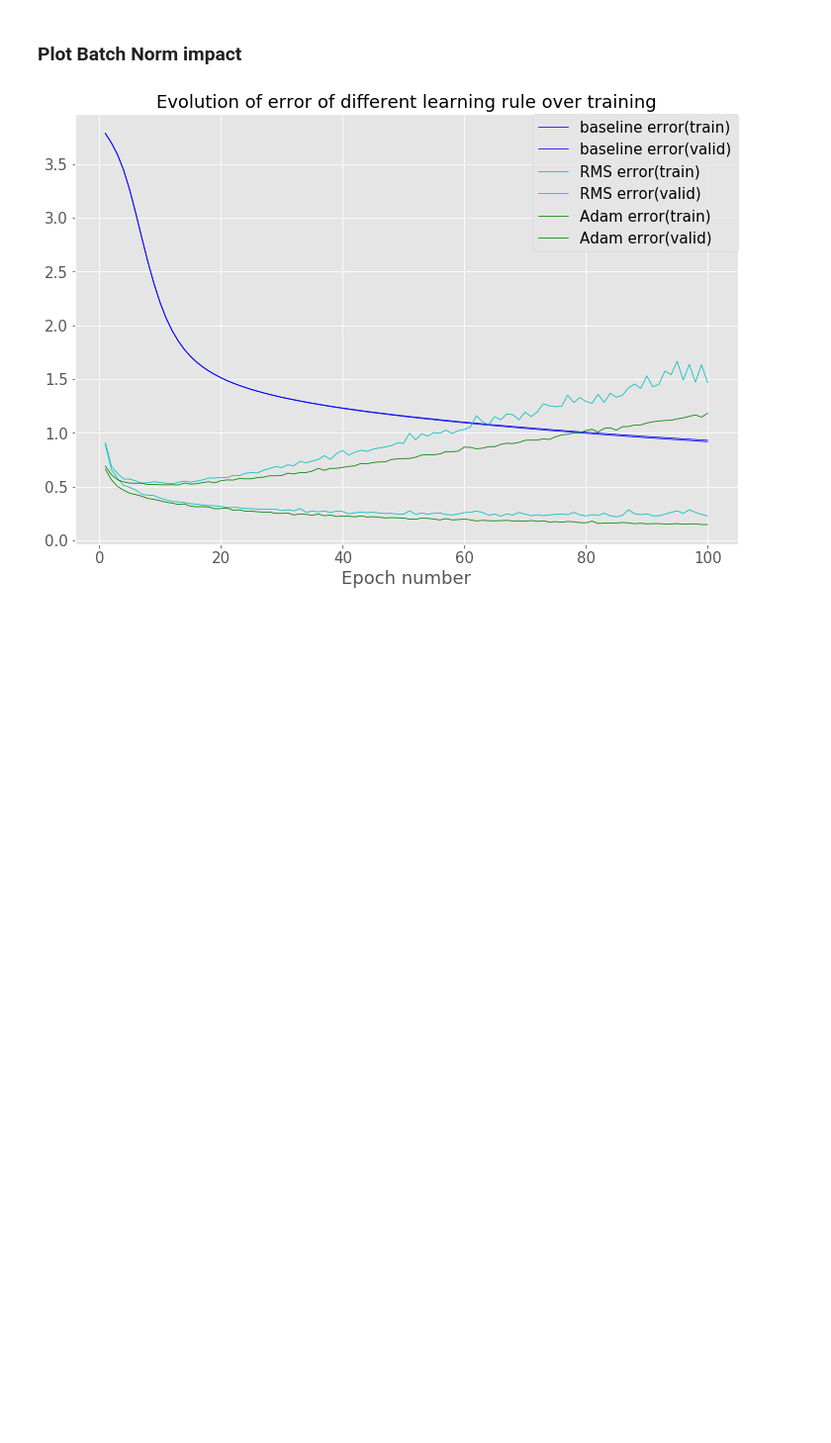
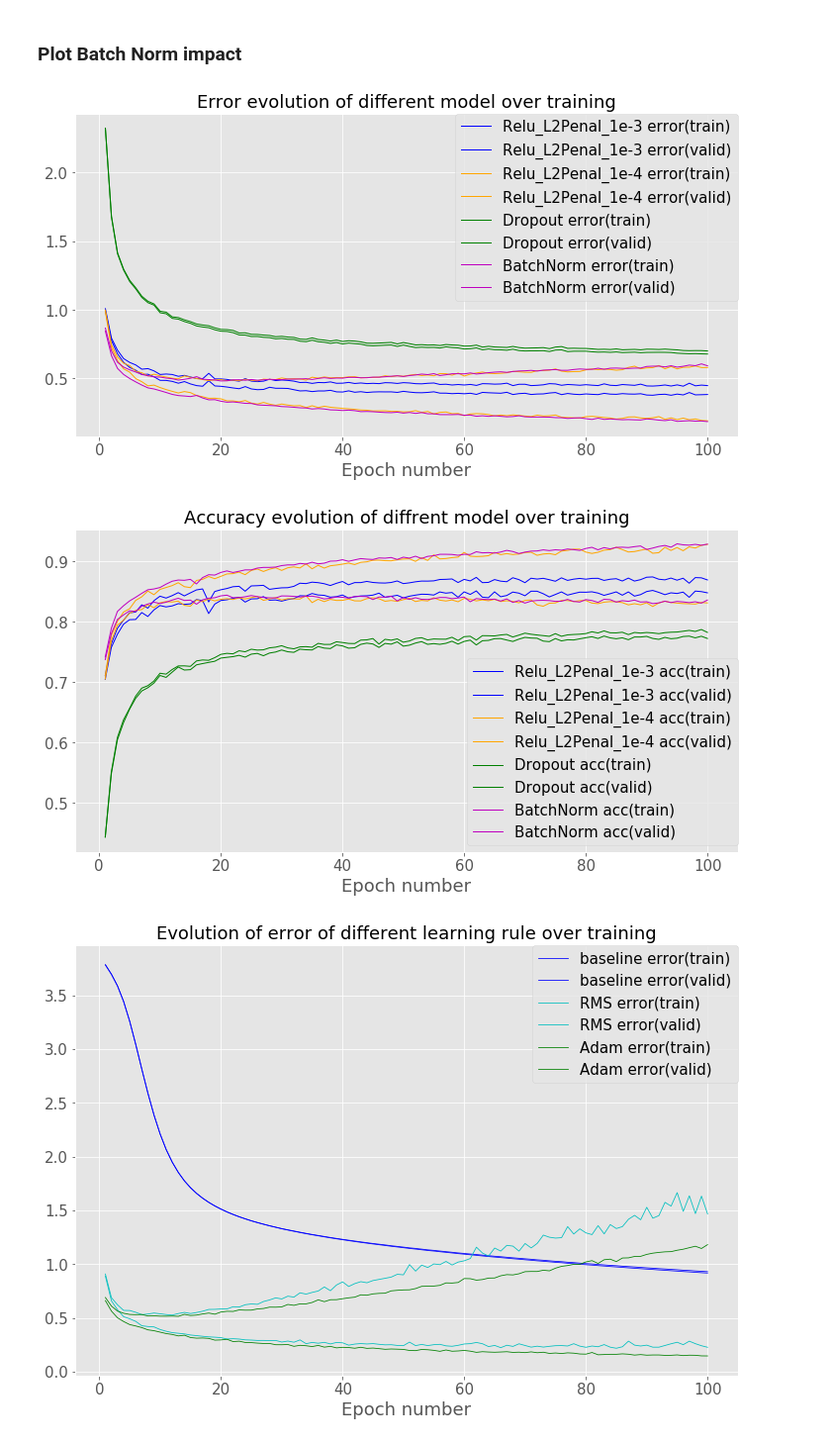
Before and after one commit to ErRos2107/Convolutional-neural-network, a Jupyter notebook: notebooks/Coursework_2_A.ipynb, the cells around one changed output. Shown at 99% size. Cells and saved outputs as stored; diff of their text form; code cells hidden in the pictures; blank space fills up the shorter version.

```diff
--- a/notebooks/Coursework_2_A.ipynb
+++ b/notebooks/Coursework_2_A.ipynb
@@ -851,11 +1002,9 @@ biases_init = ConstantInit(0.)
 model = MultipleLayerModel([
     DropoutLayer(rng, incl_prob_0),
     AffineLayer(input_dim, hidden_dim, weights_init, biases_init),
-    BatchNormalizationLayer(hidden_dim),
     ReluLayer(),
-    DropoutLayer(rng, incl_prob),
+    #DropoutLayer(rng, incl_prob),
     AffineLayer(hidden_dim, hidden_dim, weights_init, biases_init),
-    BatchNormalizationLayer(hidden_dim),
     ReluLayer(),
     DropoutLayer(rng, incl_prob),
     AffineLayer(hidden_dim, output_dim, weights_init, biases_init)
@@ -865,16 +1014,20 @@ error = CrossEntropySoftmaxError()
 # Use a basic gradient descent learning rule
 learning_rule = AdamLearningRule(learning_rate=learning_rate, beta1=mom_coeff)
 
-experiment = 'Drop_BN_Adam_x2'
+experiment = 'Drop_re_Drop'
 
-stats, keys, run_time, fig_1, ax_1, fig_2, ax_2 = train_model_and_plot_stats(
+optimiser, stats, keys, run_time, fig_1, ax_1, fig_2, ax_2 = train_model_and_plot_stats(
     model, error, learning_rule, train_data, valid_data, num_epochs, stats_interval, notebook=True)
 fig_1.savefig(experiment+ '_learning_rate_{}_error.pdf'.format(learning_rate))
-fig_2.savefig(experiment+'_learning_rate_{}_accuracy.pdf'.format(learning_rate))
+fig_2.savefig(experiment+ '_learning_rate_{}_accuracy.pdf'.format(learning_rate))
 
 save_and_present(experiment, stats, learning_rate)
 
 save_stats[experiment] = stats
+
+save_results[experiment] = optimiser.eval_monitors(test_data, 'test')
+print('Test error:    ' + str(save_results[experiment]['errortest']))
+print('Test accuracy: ' + str(save_results[experiment]['acctest']))
 # %% [output]
 Failed to display Jupyter Widget of type HBox.
 If you're reading this message in Jupyter Notebook or JupyterLab, it may mean that the widgets JavaScript is still loading. If this message persists, it likely means that the widgets JavaScript librar ...
@@ -1170,42 +1111,44 @@ fig_2.savefig('Accuracy_structures.pdf',bbox_inches = "tight" )
 # %%
 # Plot comparison
 font = {'family' : 'normal',
         'weight' : 'normal',
         'size'   : 15}
 plt.rc('font', **font)
-#color = ['b', 'yellow', 'g', 'r', 'y', 'm', 'gray',]
-experiments = ('Adam_Relu_x2', 'Relu_L2Penal_1e-3_x2', 'Drop_relu_2xhidden_mom_0.95_x2',  'Drop_relu_2xhidden_Adam_0.95_x2',
-               'BatchNorm_Relu_x2', 'BatchNorm_Relu_drop_x8')
-
-
+color = ['b', 'orange', 'g', 'm', 'r', 'gray', 'y',]
+experiments = ( 'Relu_L2Penal_1e-3_x2', 'Relu_L2Penal_1e-4_x2','Drop_x2', 'BatchNorm_sgd_x2', )
+list_name = ( 'Relu_L2Penal_1e-3', 'Relu_L2Penal_1e-4','Dropout', 'BatchNorm',)
 
 # Plot the change in the validation and training set error over training.
-fig_1 = plt.figure(figsize=(12 , 8))
+fig_1 = plt.figure(figsize=(12 , 6))
 ax_1 = fig_1.add_subplot(111)
-
-# Plot the change in the validation and training set accuracy over training.
-fig_2 = plt.figure(figsize=(12, 8))
-ax_2 = fig_2.add_subplot(111)
 
 for i, experiment in enumerate(experiments):
     s = save_stats[experiment]
     for k in ['error(train)', 'error(valid)']:
         ax_1.plot(np.arange(1, s.shape[0]) * stats_interval,
-              s[1:, keys[k]], label=str(experiments[i]+' '+k), linewidth=0.8)
+              s[1:, keys[k]], label=str(list_name[i]+' '+k), color=color[i], linewidth= 1)
+ax_1.legend(bbox_to_anchor=(1., 1), loc=0, borderaxespad=0.)
+ax_1.set_xlabel('Epoch number')
+plt.title('Error evolution of different model over training',fontsize=18)
+
+# Plot the change in the validation and training set accuracy over training.
+fig_2 = plt.figure(figsize=(12, 6))
+ax_2 = fig_2.add_subplot(111)
+for i, experiment in enumerate(experiments):
+    s = save_stats[experiment]
     for k in ['acc(train)', 'acc(valid)']:
         ax_2.plot(np.arange(1, s.shape[0]) * stats_interval,
-              s[1:, keys[k]], label=str(experiments[i]+' '+k), linewidth=0.8)
+              s[1:, keys[k]], label=str(list_name[i]+' '+k), color=color[i], linewidth= 1)
 
-ax_1.legend(bbox_to_anchor=(1., 1), loc=0, borderaxespad=0.)
-ax_1.set_xlabel('Epoch number')
-plt.title('Error evolution of diffrent structures over training',fontsize=18)
+ax_2.legend(bbox_to_anchor=(1., 0.6), loc=0, borderaxespad=0.)
+ax_2.set_xlabel('Epoch number')
+plt.title('Accuracy evolution of diffrent model over training',fontsize=18)
 
-ax_2.legend(bbox_to_anchor=(1., 1), loc=0, borderaxespad=0.)
-ax_2.set_xlabel('Epoch number')
-plt.title('Accuracy evolution of diffrent structures over training',fontsize=18)
-
-fig_1.savefig('Error_structures.pdf',bbox_inches = "tight")
-fig_2.savefig('Accuracy_structures.pdf',bbox_inches = "tight" )
+fig_1.savefig('Regularization_Error.pdf',bbox_inches = "tight")
+fig_2.savefig('Regularization_Accuracy.pdf',bbox_inches = "tight" )
+# %% [output]
+[figure, added]
+[figure, added]
 # %%
 font = {'family' : 'normal',
         'weight' : 'normal',
```
Also changed, not shown: parts of 16 cells of this notebook.
